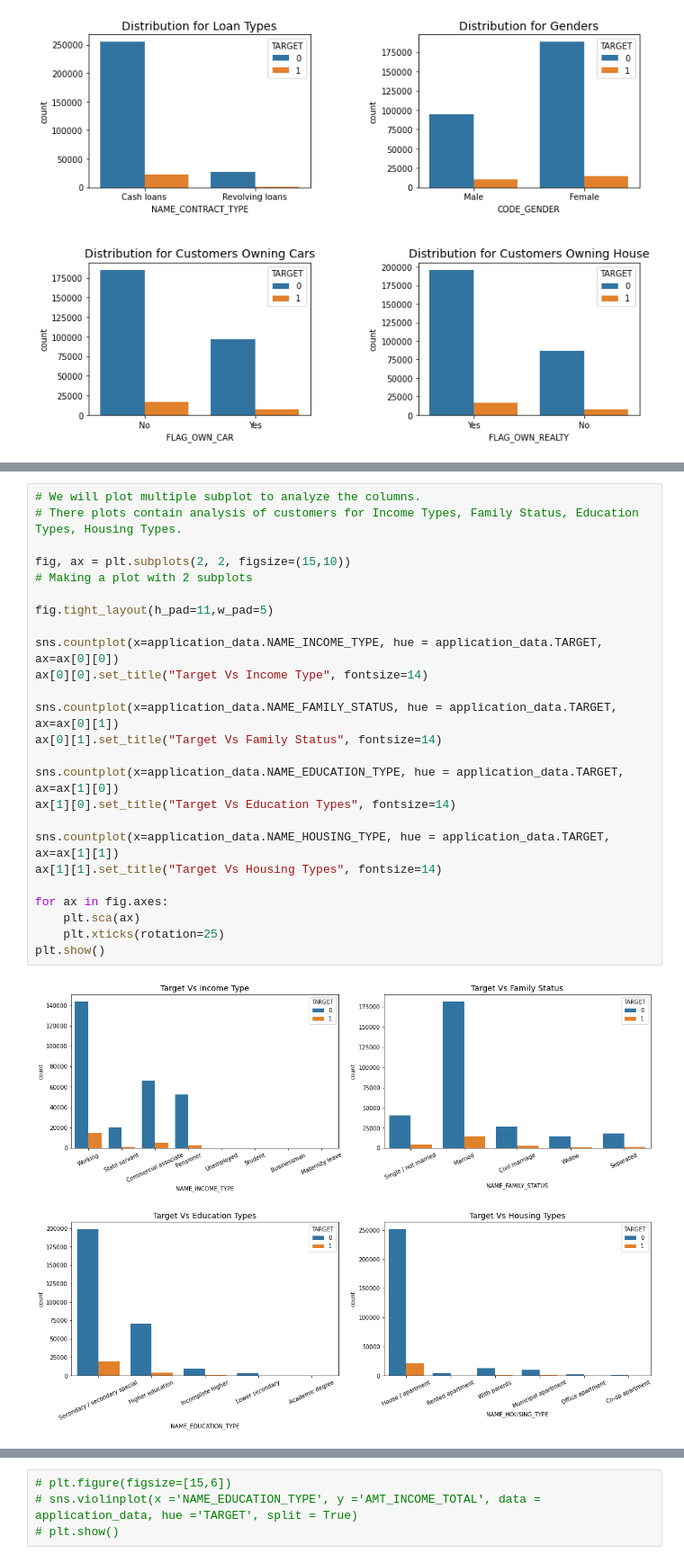
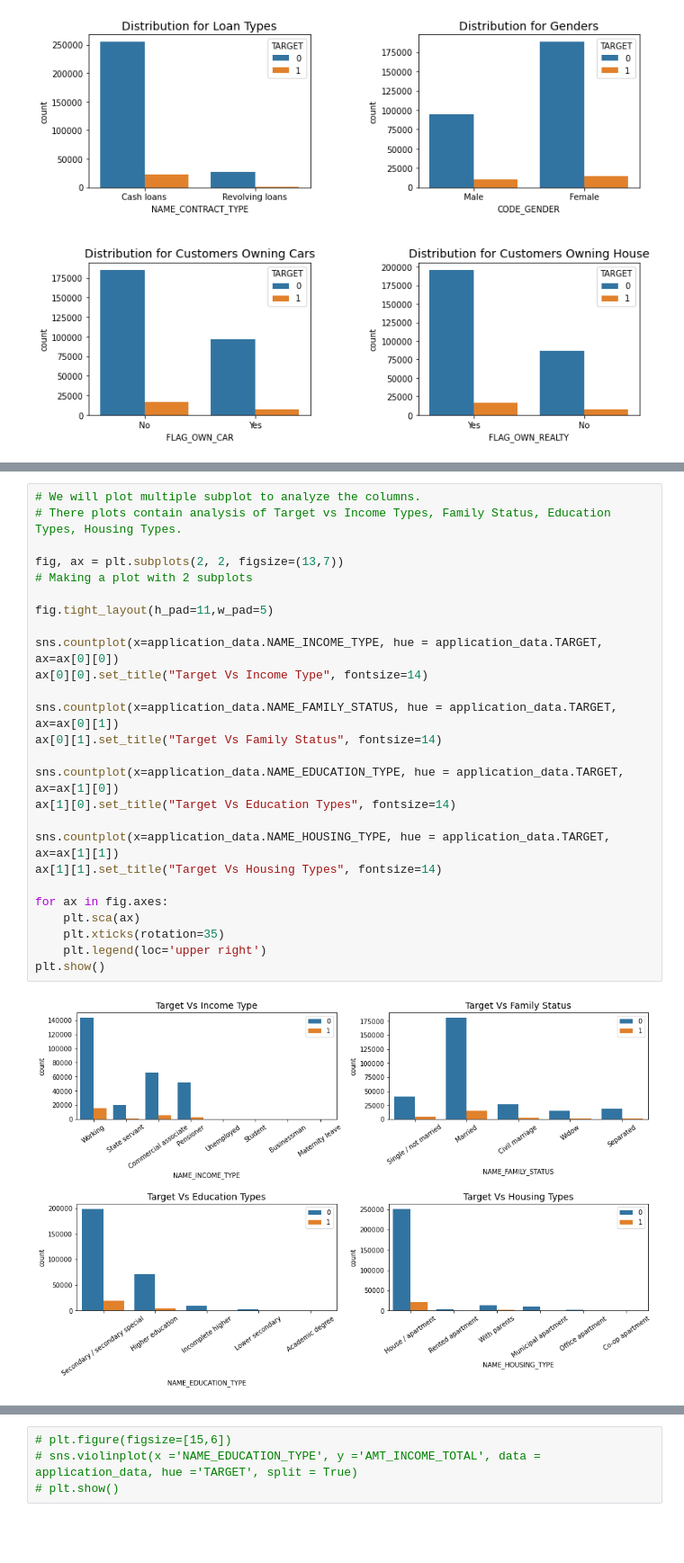
Before and after one commit to shardul-rajhans/Bank-Credit-Loan-Risk-Analytics-EDA, a Jupyter notebook: shardul_sohini_eda_case_study.ipynb, the cells around one changed output, grey strips where cells are left out. Shown at 90% size. Cells and saved outputs as stored; diff of their text form; blank space fills up the shorter version.

Commit message:
Update shardul_sohini_eda_case_study.ipynb
17/11 Bivariate Analysis Almost Completed

```diff
--- a/shardul_sohini_eda_case_study.ipynb
+++ b/shardul_sohini_eda_case_study.ipynb
@@ -1347,28 +1358,29 @@ application_data.head()
 | 4 | 100007 | 0 | Cash loans | M | N | Y | 0 | ... |
 # %%
 # We will plot multiple subplot to analyze the columns.
-# There plots contain analysis of customers for Income Types, Family Status, Education Types, Housing Types.
+# There plots contain analysis of Target vs Income Types, Family Status, Education Types, Housing Types.
 
-fig, ax = plt.subplots(2, 2, figsize=(15,10))
+fig, ax = plt.subplots(2, 2, figsize=(13,7))
 # Making a plot with 2 subplots
 
 fig.tight_layout(h_pad=11,w_pad=5)
 
 sns.countplot(x=application_data.NAME_INCOME_TYPE, hue = application_data.TARGET, ax=ax[0][0])
 ax[0][0].set_title("Target Vs Income Type", fontsize=14)
 
 sns.countplot(x=application_data.NAME_FAMILY_STATUS, hue = application_data.TARGET, ax=ax[0][1])
 ax[0][1].set_title("Target Vs Family Status", fontsize=14)
 
 sns.countplot(x=application_data.NAME_EDUCATION_TYPE, hue = application_data.TARGET, ax=ax[1][0])
 ax[1][0].set_title("Target Vs Education Types", fontsize=14)
 
 sns.countplot(x=application_data.NAME_HOUSING_TYPE, hue = application_data.TARGET, ax=ax[1][1])
 ax[1][1].set_title("Target Vs Housing Types", fontsize=14)
 
 for ax in fig.axes:
     plt.sca(ax)
-    plt.xticks(rotation=25)
+    plt.xticks(rotation=35)
+    plt.legend(loc='upper right')
 plt.show()
 # %% [output]
-[figure, old version]
+[figure, new version]
```
Also changed, not shown: parts of 6 cells of this notebook.
